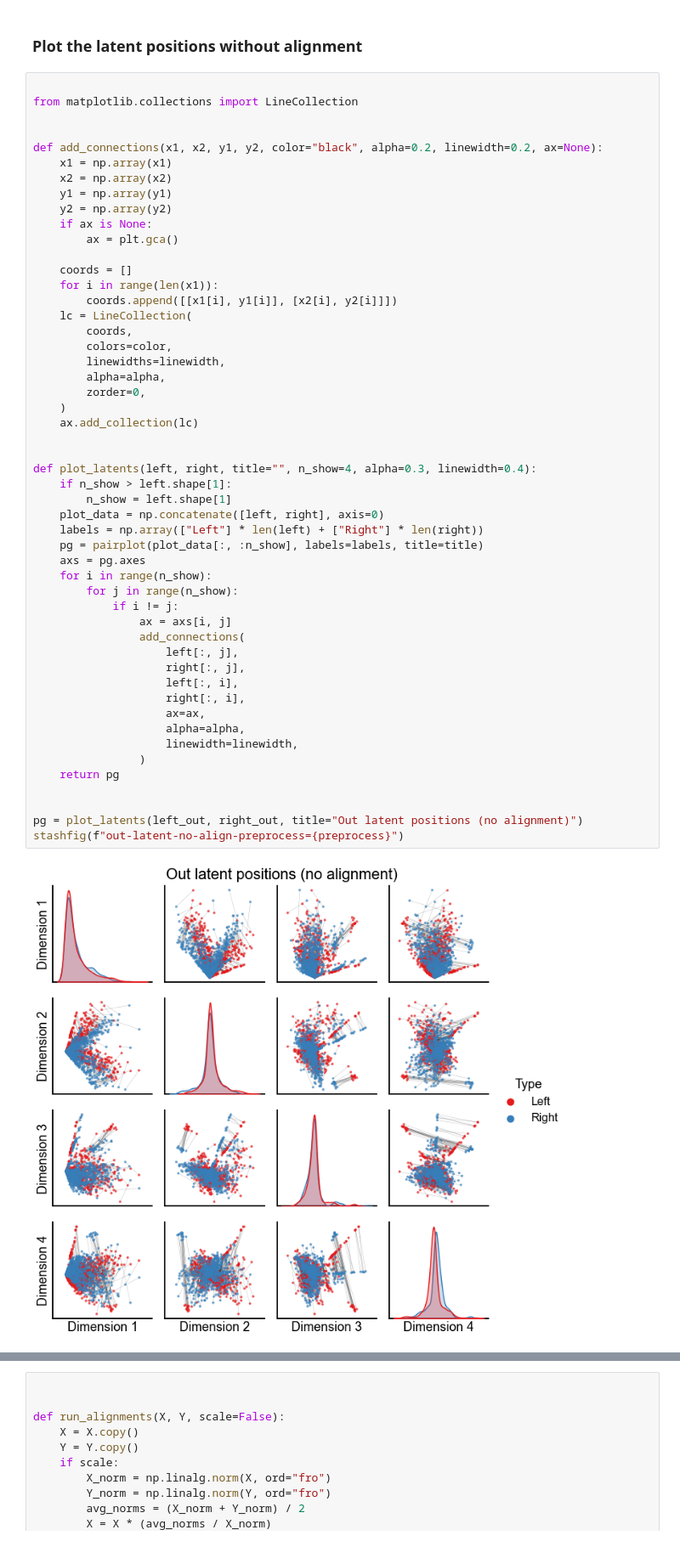
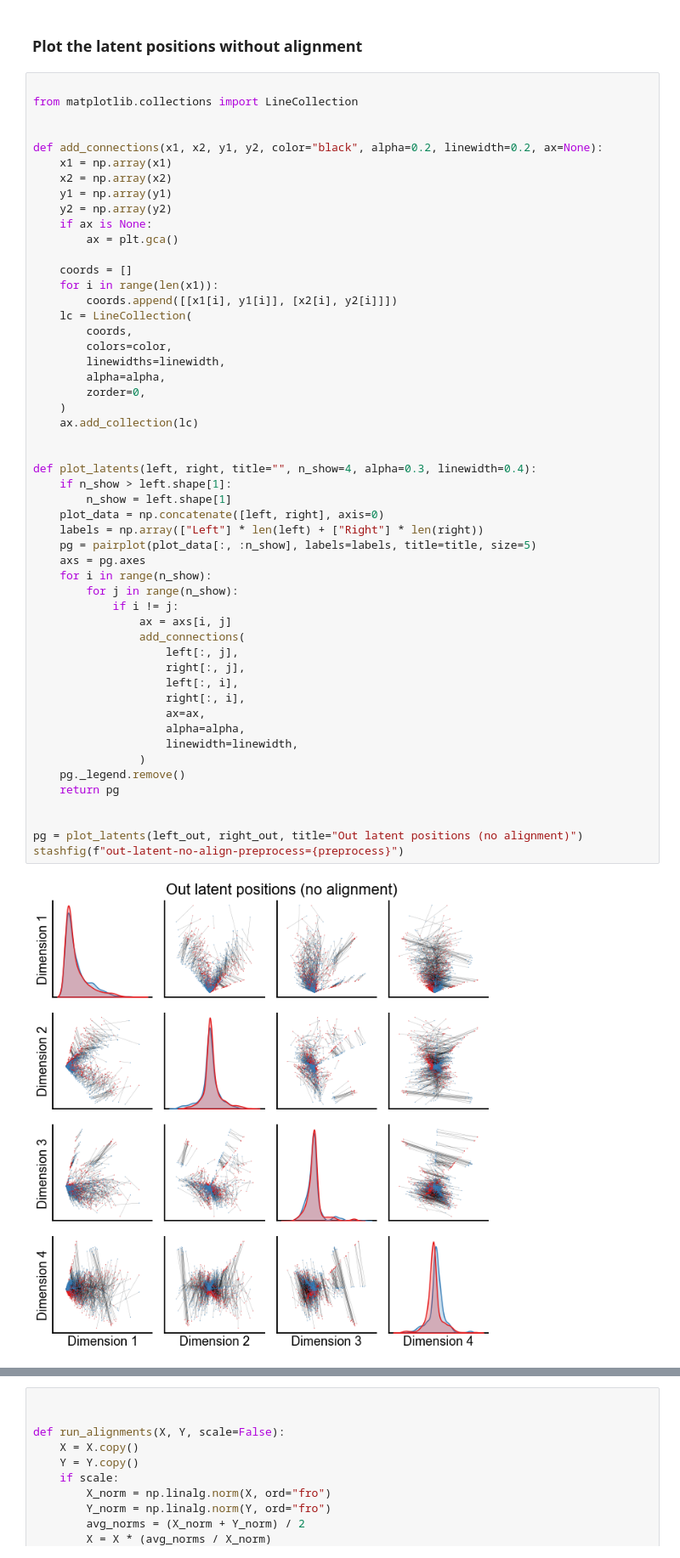
Before and after one commit to neurodata/maggot_connectome, a Jupyter notebook: docs/look_at_paired_embeddings.ipynb, the cells around one changed output, grey strips where cells are left out. Shown at 85% size. Saved outputs shown, nothing was run; the diff lists cells and outputs as text.

Commit message:
update pair plotting

```diff
--- a/docs/look_at_paired_embeddings.ipynb
+++ b/docs/look_at_paired_embeddings.ipynb
@@ -176,33 +165,34 @@ def add_connections(x1, x2, y1, y2, color="black", alpha=0.2, linewidth=0.2, ax=
         zorder=0,
     )
     ax.add_collection(lc)
 
 
 def plot_latents(left, right, title="", n_show=4, alpha=0.3, linewidth=0.4):
     if n_show > left.shape[1]:
         n_show = left.shape[1]
     plot_data = np.concatenate([left, right], axis=0)
     labels = np.array(["Left"] * len(left) + ["Right"] * len(right))
-    pg = pairplot(plot_data[:, :n_show], labels=labels, title=title)
+    pg = pairplot(plot_data[:, :n_show], labels=labels, title=title, size=5)
     axs = pg.axes
     for i in range(n_show):
         for j in range(n_show):
             if i != j:
                 ax = axs[i, j]
                 add_connections(
                     left[:, j],
                     right[:, j],
                     left[:, i],
                     right[:, i],
                     ax=ax,
                     alpha=alpha,
                     linewidth=linewidth,
                 )
+    pg._legend.remove()
     return pg
 
 
 pg = plot_latents(left_out, right_out, title="Out latent positions (no alignment)")
 stashfig(f"out-latent-no-align-preprocess={preprocess}")
 # %% [output]
-[figure, old version]
+[figure, new version]
 # %% [markdown]
```
Also changed, not shown: parts of 11 cells of this notebook, 1 other file.
